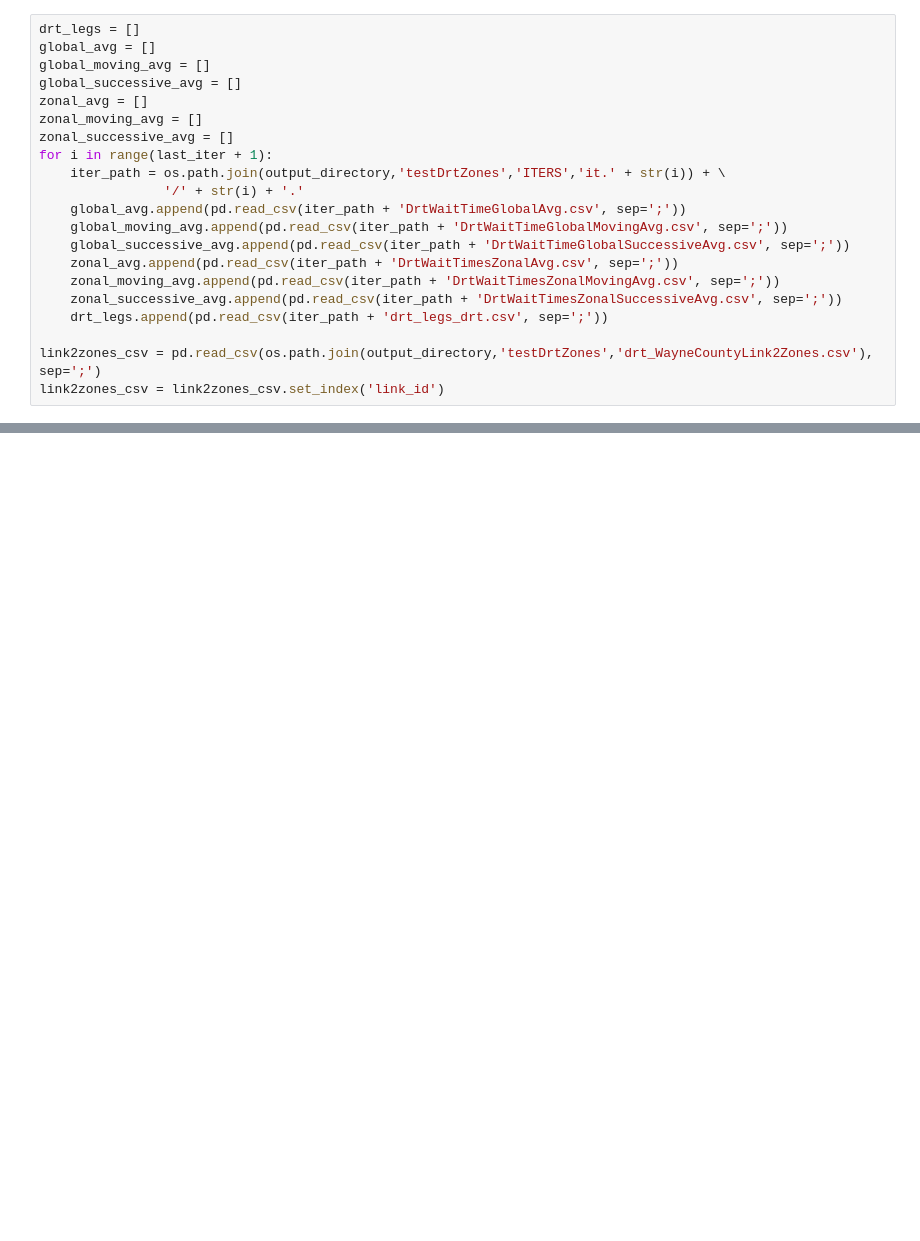
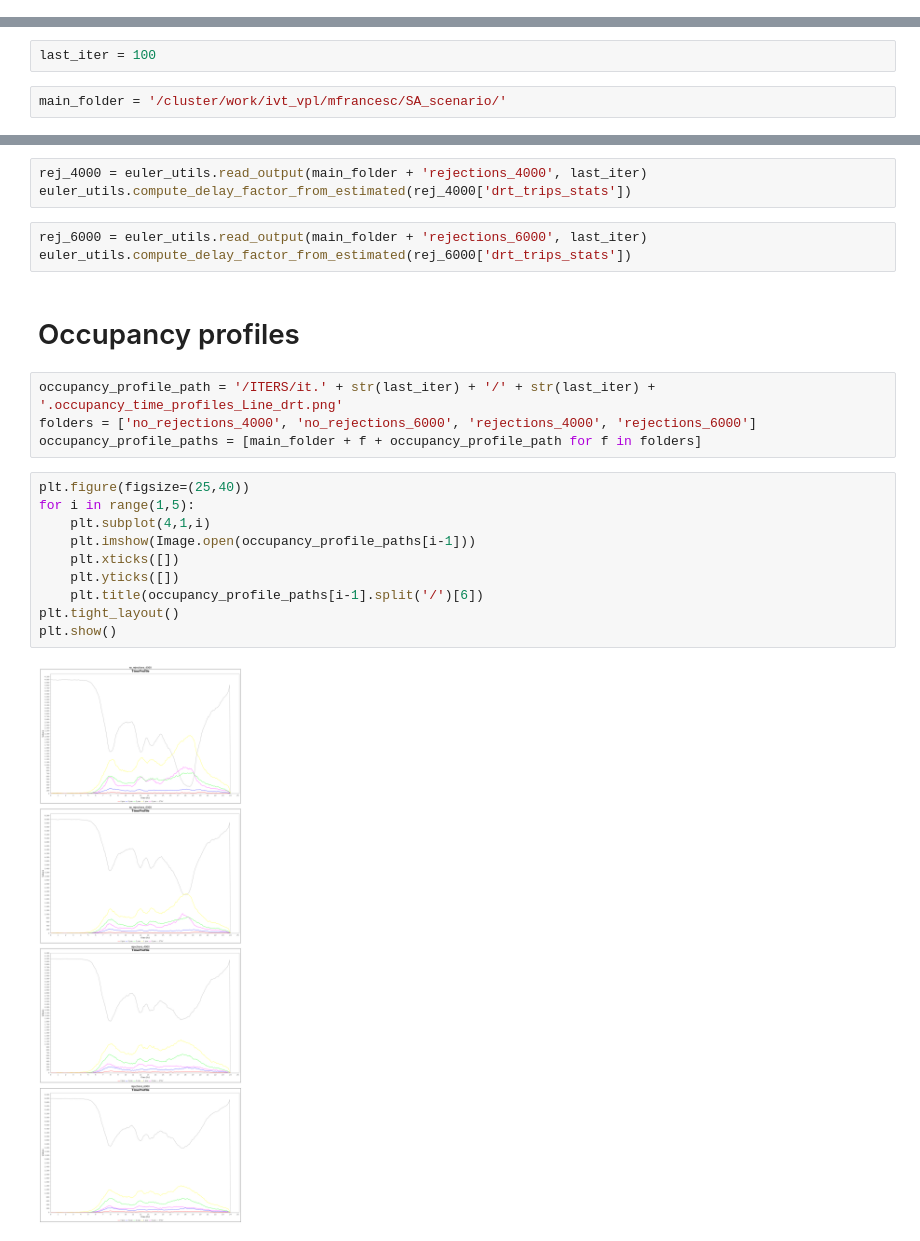
Before and after one commit to Sx-ETH/eqasim-java, a Jupyter notebook: switzerland/WaitTimeValidation/Generate plots.ipynb, the cells around one changed output, grey strips where cells are left out. Saved outputs shown, nothing was run; the diff lists cells and outputs as text; blank space fills up the shorter version.

```diff
--- a/switzerland/WaitTimeValidation/Generate plots.ipynb
+++ b/switzerland/WaitTimeValidation/Generate plots.ipynb
@@ -9,21 +0,0 @@ last_iter = 5
-# %%
-drt_legs = []
-global_avg = []
-global_moving_avg = []
-global_successive_avg = []
-zonal_avg = []
-zonal_moving_avg = []
-zonal_successive_avg = []
-for i in range(last_iter + 1):
-    iter_path = os.path.join(output_directory,'testDrtZones','ITERS','it.' + str(i)) + \
-                '/' + str(i) + '.'
-    global_avg.append(pd.read_csv(iter_path + 'DrtWaitTimeGlobalAvg.csv', sep=';'))
-    global_moving_avg.append(pd.read_csv(iter_path + 'DrtWaitTimeGlobalMovingAvg.csv', sep=';'))
-    global_successive_avg.append(pd.read_csv(iter_path + 'DrtWaitTimeGlobalSuccessiveAvg.csv', sep=';'))
-    zonal_avg.append(pd.read_csv(iter_path + 'DrtWaitTimesZonalAvg.csv', sep=';'))
-    zonal_moving_avg.append(pd.read_csv(iter_path + 'DrtWaitTimesZonalMovingAvg.csv', sep=';'))
-    zonal_successive_avg.append(pd.read_csv(iter_path + 'DrtWaitTimesZonalSuccessiveAvg.csv', sep=';'))
-    drt_legs.append(pd.read_csv(iter_path + 'drt_legs_drt.csv', sep=';'))
-
-link2zones_csv = pd.read_csv(os.path.join(output_directory,'testDrtZones','drt_WayneCountyLink2Zones.csv'), sep=';')
-link2zones_csv = link2zones_csv.set_index('link_id')
@@ -117,0 +21,4 @@ plot_column_by_euclidean_distance(drt_legs, 'waitTime')
+# %%
+last_iter = 100
+# %%
+main_folder = '/cluster/work/ivt_vpl/mfrancesc/SA_scenario/'
@@ -117,0 +33,24 @@ plot_column_by_euclidean_distance(drt_legs, 'waitTime')
+# %%
+rej_4000 = euler_utils.read_output(main_folder + 'rejections_4000', last_iter)
+euler_utils.compute_delay_factor_from_estimated(rej_4000['drt_trips_stats'])
+# %%
+rej_6000 = euler_utils.read_output(main_folder + 'rejections_6000', last_iter)
+euler_utils.compute_delay_factor_from_estimated(rej_6000['drt_trips_stats'])
+# %% [markdown]
+# Occupancy profiles
+# %%
+occupancy_profile_path = '/ITERS/it.' + str(last_iter) + '/' + str(last_iter) + '.occupancy_time_profiles_Line_drt.png'
+folders = ['no_rejections_4000', 'no_rejections_6000', 'rejections_4000', 'rejections_6000']
+occupancy_profile_paths = [main_folder + f + occupancy_profile_path for f in folders]
+# %%
+plt.figure(figsize=(25,40))
+for i in range(1,5):
+    plt.subplot(4,1,i)
+    plt.imshow(Image.open(occupancy_profile_paths[i-1]))
+    plt.xticks([])
+    plt.yticks([])
+    plt.title(occupancy_profile_paths[i-1].split('/')[6])
+plt.tight_layout()
+plt.show()
+# %% [output]
+[figure, added]
```
Also changed, not shown: parts of 34 cells of this notebook, 4 other files.
